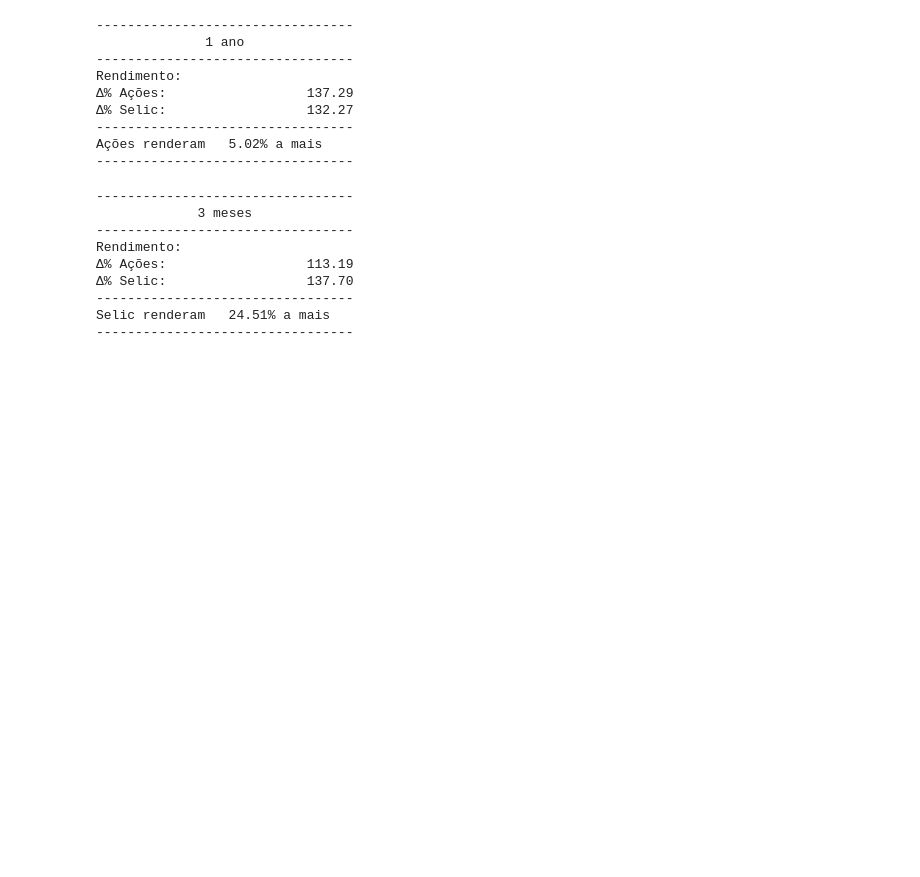
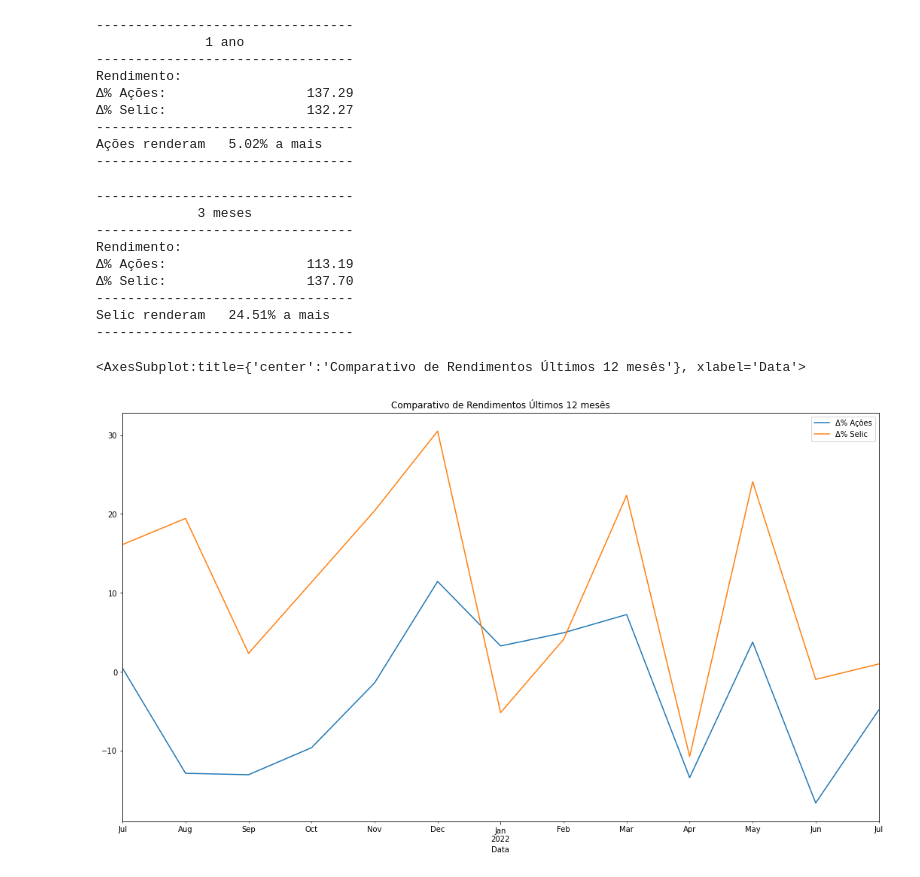
Before and after one commit to kauebr/Insights, a Jupyter notebook: Setor Siderúrgico Nacional/2 Entrega - Cliclo 2/Passo 06 - Análise exploratória/Jupyter Notebooks/Analise exploratória.ipynb, the cells around one changed output. Saved outputs shown, nothing was run; the diff lists cells and outputs as text; code cells hidden in the pictures; blank space fills up the shorter version.

```diff
--- a/Setor Siderúrgico Nacional/2 Entrega - Cliclo 2/Passo 06 - Análise exploratória/Jupyter Notebooks/Analise exploratória.ipynb
+++ b/Setor Siderúrgico Nacional/2 Entrega - Cliclo 2/Passo 06 - Análise exploratória/Jupyter Notebooks/Analise exploratória.ipynb
@@ -550,0 +524,11 @@ Selic renderam   24.51% a mais
+# %%
+data_atual = '2022-07-29'
+data_inicial = '2021-07-29'
+df_filtrado = df_var[(df_var.index >= data_inicial) & (df_var.index <= data_atual)]
+
+
+# Abaixo vamos plotar um gráfico muito importante para nossa análise, vamos agrupar a soma das variações por ano.
+df_filtrado.reset_index().groupby(pd.Grouper(key='Data', freq='M')).sum().plot(figsize=(18,10), title='Comparativo de Rendimentos Últimos 12 mesês')
+# %% [output]
+<AxesSubplot:title={'center':'Comparativo de Rendimentos Últimos 12 mesês'}, xlabel='Data'>
+[figure, added]
```
Also changed, not shown: parts of 7 cells of this notebook.
